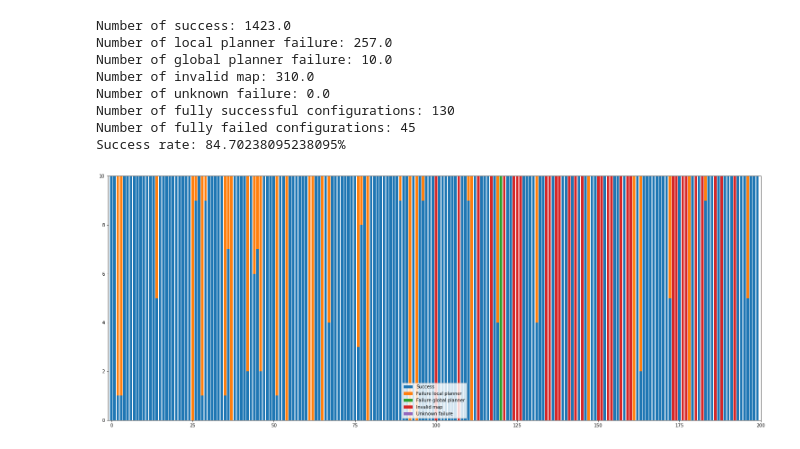
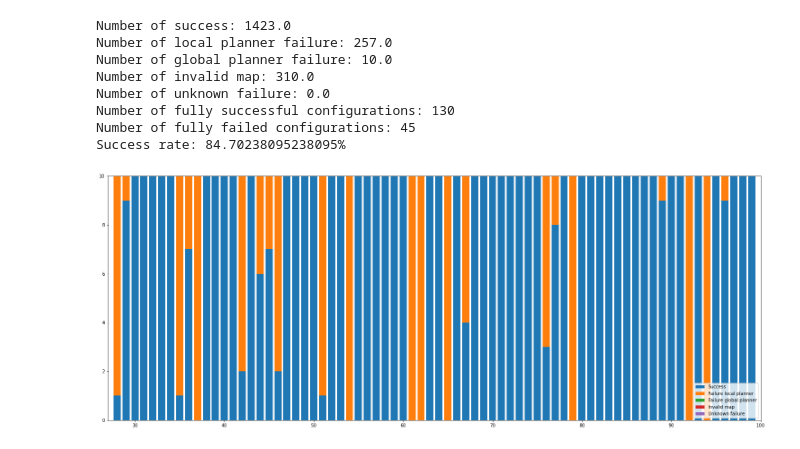
Before and after one commit to rhidra/autopilot, a Jupyter notebook: analysis/traj_evaluate/success_analysis.ipynb, the cells around one changed output. Saved outputs shown, nothing was run; the diff lists cells and outputs as text; code cells hidden in the pictures.

```diff
--- a/analysis/traj_evaluate/success_analysis.ipynb
+++ b/analysis/traj_evaluate/success_analysis.ipynb
@@ -97,15 +97,15 @@ Number of fully successful configurations: 130
 Number of fully failed configurations: 45
 Success rate: 84.70238095238095%
 # %%
-a, b = 0, 200
+a, b = 28, 100
 plt.figure(figsize=(26,10))
 plt.bar(np.arange(a, b), success2[a:b], label='Success')
 plt.bar(np.arange(a, b), failureLocal2[a:b], label='Failure local planner', bottom=success2[a:b])
 plt.bar(np.arange(a, b), failureGlobal2[a:b], label='Failure global planner', bottom=success2[a:b]+failureLocal2[a:b])
 plt.bar(np.arange(a, b), failureMap2[a:b], label='Invalid map', bottom=success2[a:b]+failureLocal2[a:b]+failureGlobal2[a:b])
 plt.bar(np.arange(a, b), invalid2[a:b], label='Unknown failure', bottom=success2[a:b]+failureLocal2[a:b]+failureGlobal2[a:b]+failureMap2[a:b])
 plt.legend()
 plt.xlim(a-1, b)
 plt.show()
 # %% [output]
-[figure, old version]
+[figure, new version]
```
Also changed, not shown: parts of 1 cell of this notebook, 2 other files.
